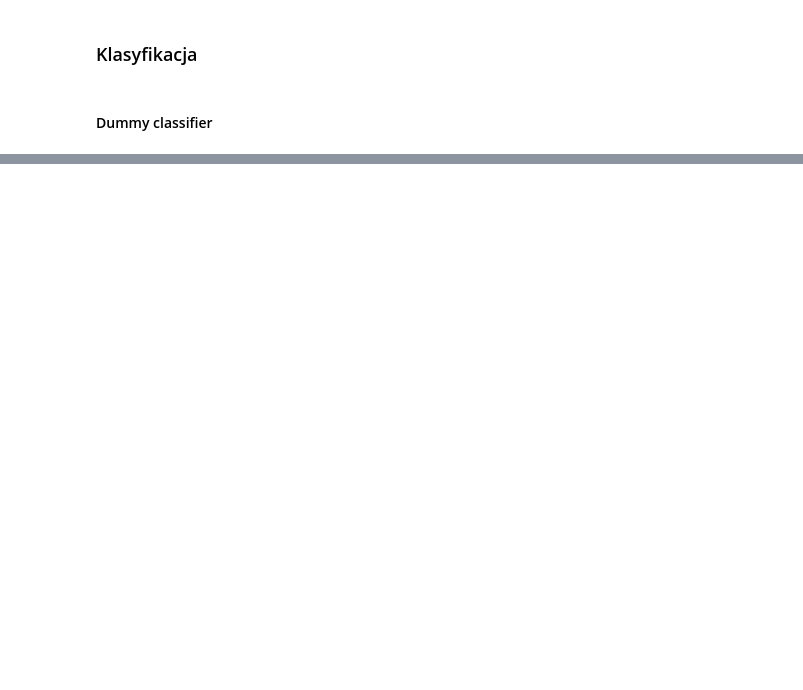
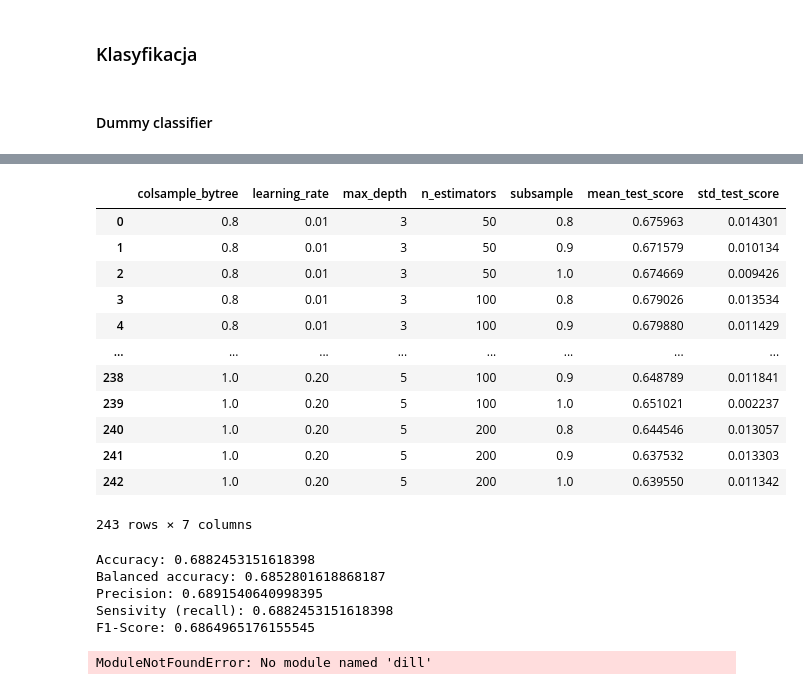
Before and after one commit to dorota10/GasometryTimeSeriesAnalysis, a Jupyter notebook: gasometry_analysis/scripts/klasyfikacja_rozdzial2.ipynb, the cells around one changed output, grey strips where cells are left out. Saved outputs shown, nothing was run; the diff lists cells and outputs as text; code cells hidden in the pictures; blank space fills up the shorter version.

```diff
--- a/gasometry_analysis/scripts/klasyfikacja_rozdzial2.ipynb
+++ b/gasometry_analysis/scripts/klasyfikacja_rozdzial2.ipynb
@@ -63,0 +219,5 @@ plt.show()
+# %%
+best_rf_model = rf_grid_search.best_estimator_
+best_rf_model.fit(X_train, y_train)
+y_pred = best_rf_model.predict(X_test)
+accuracy_assessment(y_test, y_pred)
@@ -63,0 +273,9 @@ plt.show()
+# %%
+knn = KNeighborsClassifier()
+param_grid = {
+    'n_neighbors': (15, 21),
+    'leaf_size': (1, 20),
+    'weights': ('uniform', 'distance'),
+}
+knn_grid = GridSearchCV(knn, param_grid, cv=10, scoring='balanced_accuracy', return_train_score=False)
+knn_grid.fit(X_train, y_train)
@@ -63,0 +304,5 @@ plt.show()
+# %%
+best_knn_model = knn_grid.best_estimator_
+best_knn_model.fit(X_train.values, y_train)
+y_pred = best_knn_model.predict(X_test.values)
+accuracy_assessment(y_test, y_pred)
@@ -63,0 +317,11 @@ plt.show()
+# %%
+model_xgb = XGBClassifier()
+param_grid = {
+    'n_estimators': [50, 100, 200],
+    'learning_rate': [0.01, 0.1, 0.2],
+    'max_depth': [3, 4, 5],
+    'subsample': [0.8, 0.9, 1.0],
+    'colsample_bytree': [0.8, 0.9, 1.0]
+}
+model_xgb = GridSearchCV(model_xgb, param_grid, cv=5, scoring='balanced_accuracy', return_train_score=False)
+model_xgb.fit(X_train, y_train)
@@ -63,0 +346,40 @@ plt.show()
+# %%
+model_xgb_results=model_xgb.cv_results_
+results_df = pd.DataFrame(model_xgb_results)
+params_df = pd.json_normalize(results_df['params'])
+metrics = ['mean_test_score', 'std_test_score']
+model_xgb_results_df = pd.concat([params_df, results_df[metrics]], axis=1)
+model_xgb_results_df
+# %% [output]
+|  | colsample_bytree | learning_rate | max_depth | n_estimators | subsample | mean_test_score | std_test_score |
+| 0 | 0.8 | 0.01 | 3 | 50 | 0.8 | 0.675963 | 0.014301 |
+| 1 | 0.8 | 0.01 | 3 | 50 | 0.9 | 0.671579 | 0.010134 |
+| 2 | 0.8 | 0.01 | 3 | 50 | 1.0 | 0.674669 | 0.009426 |
+| 3 | 0.8 | 0.01 | 3 | 100 | 0.8 | 0.679026 | 0.013534 |
+| 4 | 0.8 | 0.01 | 3 | 100 | 0.9 | 0.679880 | 0.011429 |
+| ... | ... | ... | ... | ... | ... | ... | ... |
+| 238 | 1.0 | 0.20 | 5 | 100 | 0.9 | 0.648789 | 0.011841 |
+| 239 | 1.0 | 0.20 | 5 | 100 | 1.0 | 0.651021 | 0.002237 |
+| 240 | 1.0 | 0.20 | 5 | 200 | 0.8 | 0.644546 | 0.013057 |
+| 241 | 1.0 | 0.20 | 5 | 200 | 0.9 | 0.637532 | 0.013303 |
+| 242 | 1.0 | 0.20 | 5 | 200 | 1.0 | 0.639550 | 0.011342 |
+243 rows × 7 columns
+# %%
+best_knn_model = knn_grid.best_estimator_
+best_knn_model.fit(X_train.values, y_train)
+y_pred = best_knn_model.predict(X_test.values)
+accuracy_assessment(y_test, y_pred)
+# %% [output]
+Accuracy: 0.6882453151618398
+Balanced accuracy: 0.6852801618868187
+Precision: 0.6891540640998395
+Sensivity (recall): 0.6882453151618398
+F1-Score: 0.6864965176155545
+# %%
+import dill
+
+# Zapisz bieżący kernel do pliku
+with open('saved_kernel.pkl', 'wb') as f:
+    dill.dump_session(f)
+# %% [output]
+ModuleNotFoundError: No module named 'dill'
```
Also changed, not shown: parts of 32 cells of this notebook, 7 other files.
